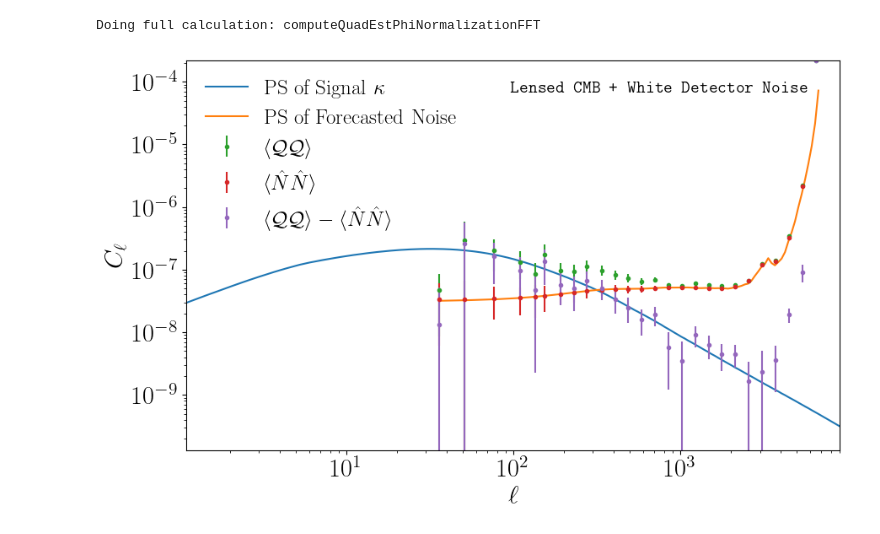
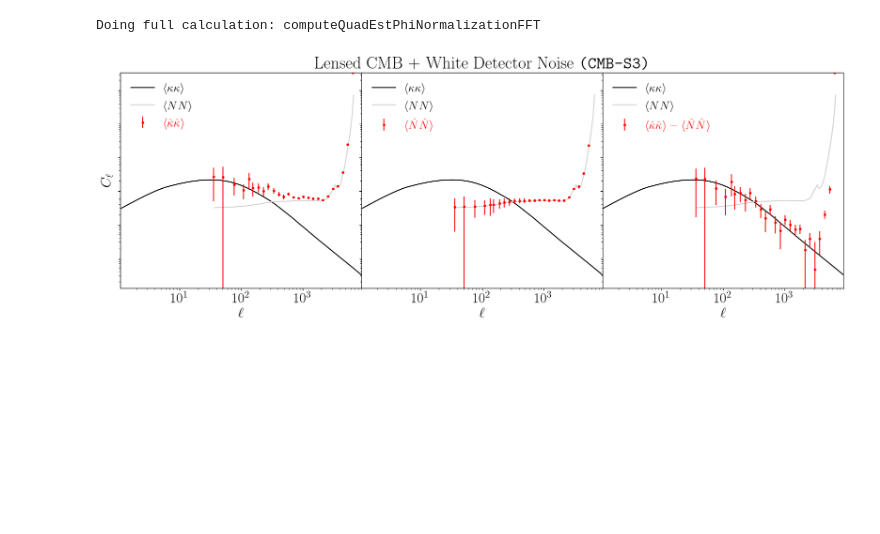
Before and after one commit to EmmanuelSchaan/LensQuEst, a Jupyter notebook: dev/scratch.ipynb, the cells around one changed output. Saved outputs shown, nothing was run; the diff lists cells and outputs as text; code cells hidden in the pictures; blank space fills up the shorter version.

Commit message:
claified plot a bit

```diff
--- a/dev/scratch.ipynb
+++ b/dev/scratch.ipynb
@@ -164,51 +164,72 @@ Cls['(Auto QE)-(Power Spectrum(hat NL))'] = (Cls['Standard QE'][0], #binning sam
                                             Cls['Standard QE'][1] - Cls['AFC Eq(7)'][1], #subtract power spectrums
                                             Cls['Standard QE'][2]) #TODO how do i get error bars?
 # %%
-fig, ax = plt.subplots(1, figsize=(10,6))
+fig, axs = plt.subplots(ncols=3, figsize=(20,6), sharey=True)
+fig.subplots_adjust(wspace=0, hspace=0)
+
 ell = baseMap.l.flatten()
 factor = 1. # lCen**2
 
-labels ={'Standard QE': r'$\big<\mathcal Q \mathcal Q \big>$',
-         'AFC Eq(7)': r'$\big< \hat N \hat N\big>$',
-         '(Auto QE)-(Power Spectrum(hat NL))': r'$\big<\mathcal Q \mathcal Q \big>-\big< \hat N \hat N\big>$',
+labels ={'Standard QE': r'${\big<\hat \kappa \hat\kappa \big>}$',
+         'AFC Eq(7)': r'${\big< \hat N \hat N\big>}$',
+         '(Auto QE)-(Power Spectrum(hat NL))': r'${\big<\hat \kappa \hat\kappa \big>-\big< \hat N \hat N\big>}$',
 
 }
+ax_idx ={'Standard QE': 0,
+         'AFC Eq(7)': 1,
+         '(Auto QE)-(Power Spectrum(hat NL))': 2,
+
+}
+
 theory=[p2d_cmblens.fPinterp, fNqCmb_fft]
-theory_l=[r'PS of Signal $\kappa$', 'PS of Forecasted Noise']
-for f,l in zip(theory, theory_l):
+theory_l=[r'$\big<\kappa\kappa\big>$', r'$\big<NN \big>$']
+theory_s=['black', 'lightgrey']
+for f,l,sty in zip(theory, theory_l, theory_s):
     L = np.logspace(np.log10(1.), np.log10(np.max(ell)), 201, 10.)
     ClExpected = np.array(list(map(f, L)))
-    ax.plot(L, factor*ClExpected, label=l)
+    for ax in axs:
+        ax.plot(L, factor*ClExpected, sty, label=l)
 
 bnds = {'x':[],'y':[]}
 for key in Cls:
     lCen, Cl, sCl = Cls[key]
+
     Ipos = np.where(Cl>=0.)
     Ineg = np.where(Cl<0.)
-    ax.errorbar(lCen[Ipos], factor*Cl[Ipos], yerr=factor*sCl[Ipos], fmt='.', label=labels[key])
+
+    ax = axs[ax_idx[key]]
+    ax.errorbar(lCen[Ipos], factor*Cl[Ipos], yerr=factor*sCl[Ipos], c='red',fmt='.', label=labels[key])
 
     ax.set_xscale('log')
     ax.set_yscale('log')
     ax.set_xlabel(r'$\ell$')
-    ax.set_ylabel(r'$C_\ell$')
+    if(ax_idx[key]==0):
+        ax.set_ylabel(r'$C_\ell$')
+    else:
+        ax.set_yticklabels([])
+
+    if(ax_idx[key]==1):
+        ax.set_title(r'Lensed CMB + White Detector Noise \texttt{(CMB-S3)}')
 
     bnds['x'] += [np.min(lCen), np.max(lCen)]
     bnds['y'] += [factor*np.min(Cl), factor*np.max(Cl)]
 
-ax.set_xlim(np.min(bnds['x']), np.max(bnds['x']))
-ax.set_ylim(np.min(bnds['y']), np.max(bnds['y']))
+for ax in axs:
+    ax.set_xlim(np.min(bnds['x']), np.max(bnds['x']))
+    ax.set_ylim(np.min(bnds['y']), np.max(bnds['y']))
 
 
 
-ax.legend(frameon=False, loc='upper left')
+    l=ax.legend(frameon=False, loc='upper left')
+    l.get_texts()[-1].set_color('red')
 
 
-ax.text(.95, .95,
-        s=r'\texttt{Lensed CMB + White Detector Noise}',
-        transform=ax.transAxes,
-        horizontalalignment='right',
-        verticalalignment='top',
-       fontsize=15)
+# ax.text(.95, .95,
+#         s=r'\texttt{Lensed CMB + White Detector Noise (CMB-S4)}',
+#         transform=ax.transAxes,
+#         horizontalalignment='right',
+#         verticalalignment='top',
+#        fontsize=15)
 plt.savefig('figures/Cl_compare.png', bbox_inches='tight')
 # %% [output]
-[figure, old version]
+[figure, new version]
```
Also changed, not shown: parts of 4 cells of this notebook, 1 other file.
